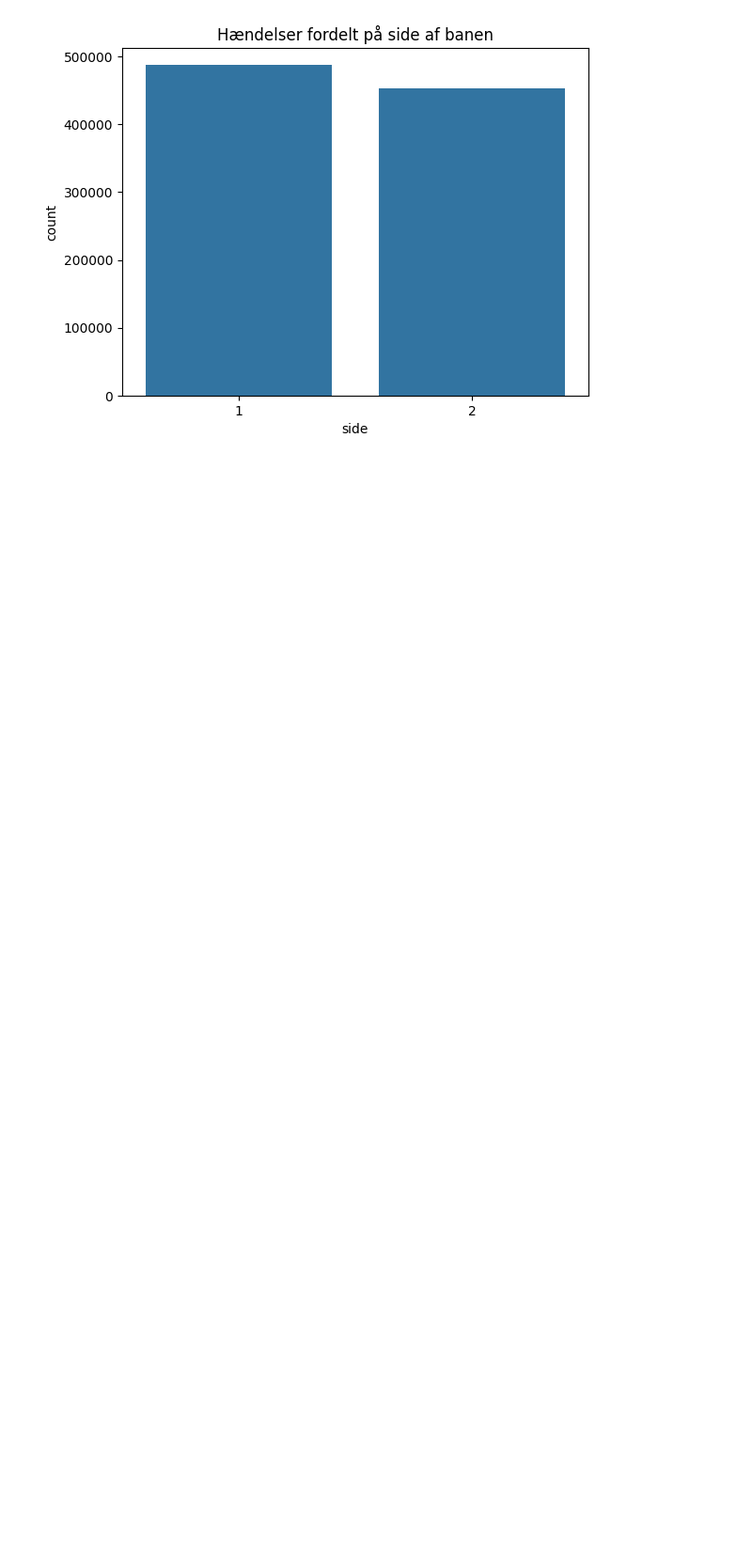
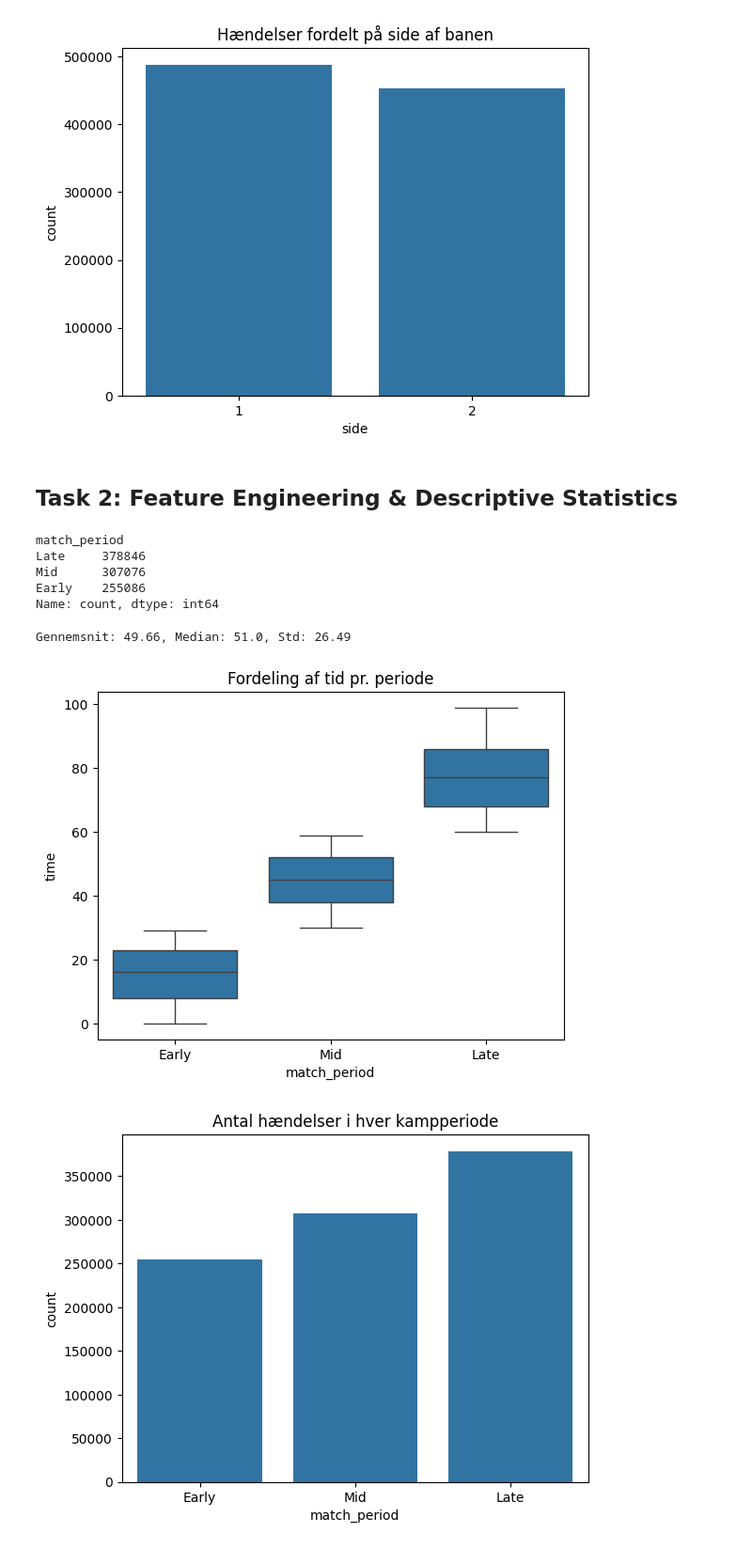
Before and after one commit to Keveren1/AIML-OLA1, a Jupyter notebook: OLA1_annoteret.ipynb, the cells around one changed output. Shown at 94% size. Saved outputs shown, nothing was run; the diff lists cells and outputs as text; code cells hidden in the pictures; blank space fills up the shorter version.

```diff
--- a/OLA1_annoteret.ipynb
+++ b/OLA1_annoteret.ipynb
@@ -41,12 +92,15 @@ Vi beholder `player`, og udfylder den med `"Unknown"`.
 # %%
 # Drop kolonner med for mange manglende værdier
 df_clean = df.drop(columns=[
-    'event_type2', 'player2', 'player_in', 'player_out',
+    'event_type2', 'player_in', 'player_out',
     'shot_place', 'shot_outcome', 'bodypart', 'situation', 'location'
 ])
 
 # Udfyld player med 'Unknown'
 df_clean['player'] = df_clean['player'].fillna('Unknown')
 
+# Vi gør det samme for player2
+df_clean['player2'] = df_clean['player2'].fillna('Unknown')
+
 # Bekræft at alle manglende værdier er håndteret
 df_clean.isnull().sum()
@@ -53,8 +122,0 @@ df_clean.isnull().sum()
-# %%
-df_clean = df.drop(columns=[
-    'event_type2', 'player2', 'player_in', 'player_out',
-    'shot_place', 'shot_outcome', 'bodypart', 'situation', 'location'
-])
-
-df_clean['player'] = df_clean['player'].fillna('Unknown')
-df_clean.isnull().sum()
@@ -130,3 +174,46 @@ plt.title("Hændelser fordelt på side af banen")
 plt.show()
 # %% [output]
 [figure]
+# %% [markdown]
+## Task 2: Feature Engineering & Descriptive Statistics
+# %%
+# Eksempel: Del kampen op i 3 perioder
+bins = [0, 30, 60, 100]
+labels = ['Early', 'Mid', 'Late']
+df_clean['match_period'] = pd.cut(df_clean['time'], bins=bins, labels=labels, right=False)
+
+# Tjek fordelingen
+df_clean['match_period'].value_counts()
+# %% [output]
+match_period
+Late     378846
+Mid      307076
+Early    255086
+Name: count, dtype: int64
+# %%
+df_encoded = pd.get_dummies(df_clean, columns=['side'], prefix='side')
+
+# Statistiske mål for 'time'
+mean_time = df_encoded['time'].mean()
+median_time = df_encoded['time'].median()
+std_time = df_encoded['time'].std()
+
+print(f"Gennemsnit: {mean_time:.2f}, Median: {median_time}, Std: {std_time:.2f}")
+# %% [output]
+Gennemsnit: 49.66, Median: 51.0, Std: 26.49
+# %%
+import seaborn as sns
+import matplotlib.pyplot as plt
+
+# Boxplot for 'time' pr. kampperiode
+sns.boxplot(data=df_encoded, x='match_period', y='time')
+plt.title("Fordeling af tid pr. periode")
+plt.show()
+
+# Barplot over antal hændelser pr. periode
+sns.countplot(data=df_encoded, x='match_period')
+plt.title("Antal hændelser i hver kampperiode")
+plt.show()
+# %% [output]
+[figure, added]
+[figure, added]
```
Also changed, not shown: parts of 11 cells of this notebook.
